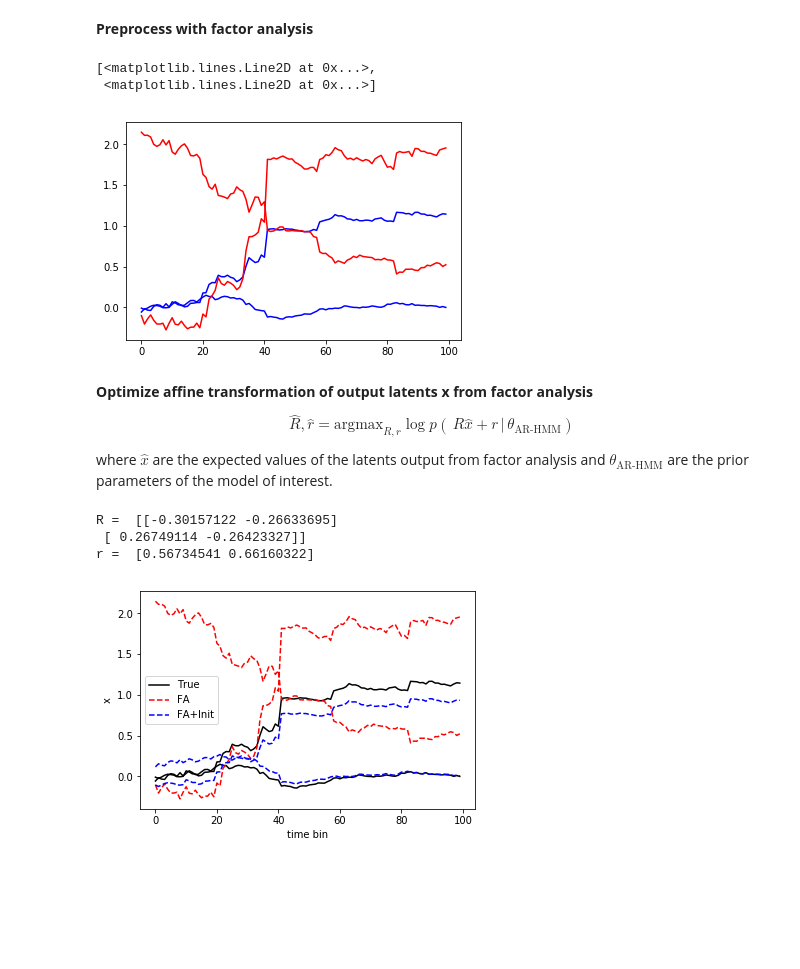
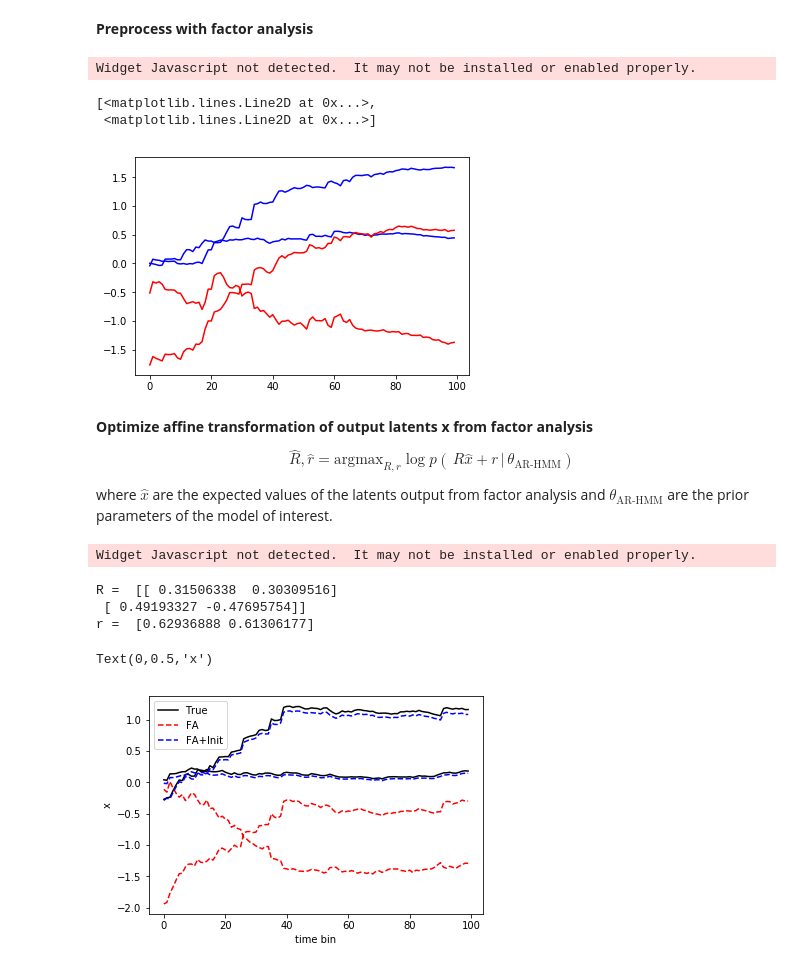
Before and after one commit to davidzoltowski/ssmdm, a Jupyter notebook: notebooks/Initialization.ipynb, the cells around one changed output. Saved outputs shown, nothing was run; the diff lists cells and outputs as text; code cells hidden in the pictures; blank space fills up the shorter version.

```diff
--- a/notebooks/Initialization.ipynb
+++ b/notebooks/Initialization.ipynb
@@ -21,7 +21,7 @@ from autograd import value_and_grad
 # %%
 # create 2D accumulator
 
-sigmas = np.array([[2e-4,1e-4],[3e-4,5e-4],[1e-4,2e-4]])
+sigmas = np.array([[2e-4,1e-4],[3e-4,3e-4],[1e-4,2e-4]])
 betas = np.array([1.1,0.9])
 a_diag = np.ones((3,2,1))
 acc2 = Accumulator2D(sigmas=sigmas,betas=betas,a_diag=a_diag)
@@ -59,14 +59,16 @@ for smpl in range(N_samples):
 # generate data
 N = 10
 D = 2
-C = np.random.rand(N, D)
-ys = [x.dot(C.T)+1.0 for x in xs]
+C = np.random.randn(N, D)
+ys = [np.dot(x, C.T) +0.0 + .01 * np.random.randn(T, N) for x in xs]
 # %% [markdown]
 **Preprocess with factor analysis**
 # %%
 # run factor analysis
 fa, xhats, Cov_xhats, lls = factor_analysis_with_imputation(D, ys, masks=None, num_iters=50)
 # Cfa, my_xhats, my_lls, psi = factor_analysis(D, ys, num_iters=50) # my FA code
+# %% [output]
+Widget Javascript not detected.  It may not be installed or enabled properly.
 # %%
 tr = 0
 # tr += 1
@@ -76,7 +78,7 @@ plt.plot(xhats[tr],'r')
 # %% [output]
 [<matplotlib.lines.Line2D at 0x...>,
  <matplotlib.lines.Line2D at 0x...>]
-[figure, old version]
+[figure, new version]
 # %% [markdown]
 **Optimize affine transformation of output latents x from factor analysis**
 
@@ -95,7 +97,7 @@ T = sum([x.shape[0] for x in xhats])
 
 def objective(params, itr):
     T = sum([x.shape[0] for x in xhats])
-    new_datas = [np.dot(x,params[0])+params[1] for x in xhats]
+    new_datas = [np.dot(x,params[0].T)+params[1] for x in xhats]
     obj = Accumulator2D().log_likelihood(new_datas,inputs=us)
     return -obj / T
 # %%
@@ -112,26 +114,31 @@ for itr in pbar:
     lls.append(-val * T)
     pbar.set_description("LP: {:.1f}".format(lls[-1]))
     pbar.update(1)
+# %% [output]
+Widget Javascript not detected.  It may not be installed or enabled properly.
 # %%
-print("R = ", params[0])
-print("r = ", params[1])
+R = params[0]
+r = params[1]
+print("R = ", R)
+print("r = ", r)
 # %% [output]
-R =  [[-0.30157122 -0.26633695]
- [ 0.26749114 -0.26423327]]
-r =  [0.56734541 0.66160322]
+R =  [[ 0.31506338  0.30309516]
+ [ 0.49193327 -0.47695754]]
+r =  [0.62936888 0.61306177]
 # %%
-tr = 0
-# tr += 1
+# tr = 0
+tr += 1
 plt.figure()
 lab1,_ = plt.plot(xs[tr],color='k')
 lab2,_ = plt.plot(xhats[tr],'r--')
-lab3,_ = plt.plot(xhats[tr].dot(params[0])+params[1],'b--')
+lab3,_ = plt.plot(xhats[tr].dot(R.T)+r,'b--')
 plt.legend([lab1,lab2,lab3],['True','FA','FA+Init'])
 plt.xlabel('time bin')
 plt.ylabel('x')
 # plt.savefig('example_trial.png')
 # %% [output]
+Text(0,0.5,'x')
-[figure, old version]
+[figure, new version]
 # %%
 x_mean = np.mean(xs, axis=0)
 xhat_mean = np.mean(xhats, axis=0)
```
Also changed, not shown: parts of 3 cells of this notebook, 3 other files.
